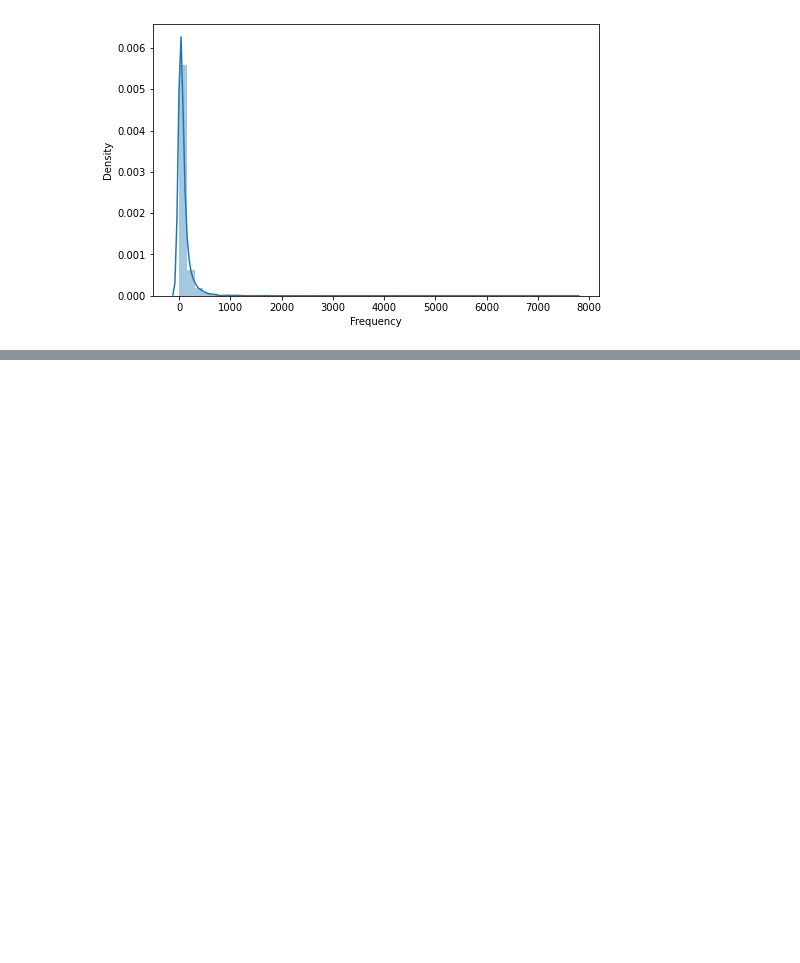
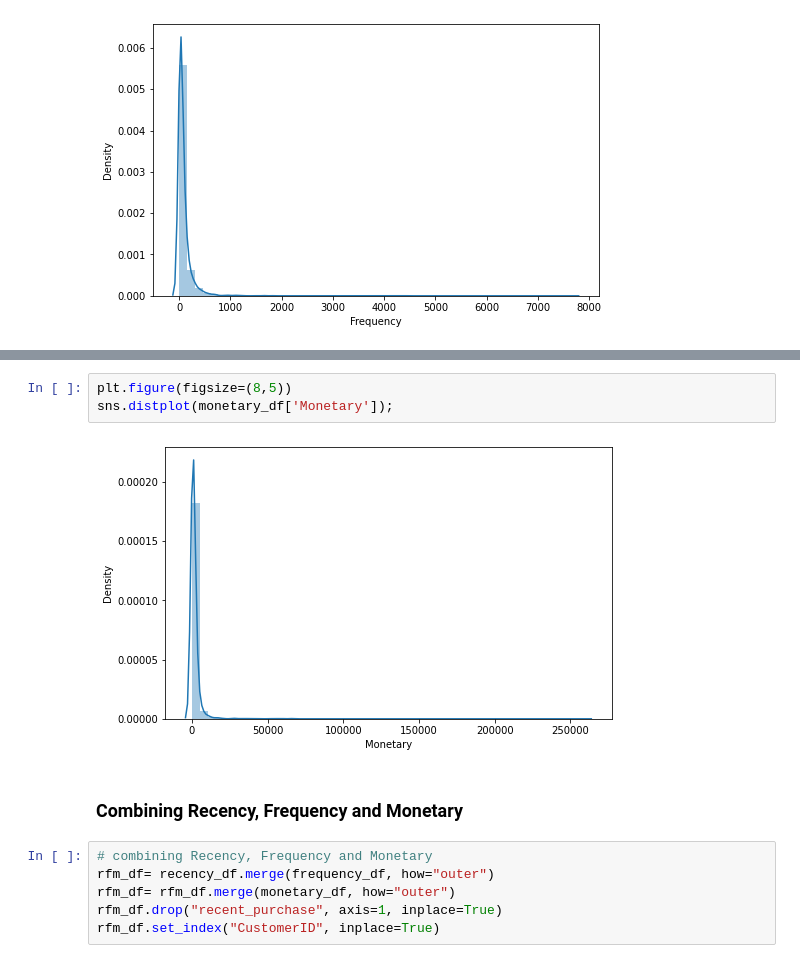
Before and after one commit to harishgawade1999/Online-Retail-Customer-Segmentation, a Jupyter notebook: Harish_Online_Retail_Customer_Segmentation_Capstone_Project.ipynb, the cells around one changed output, grey strips where cells are left out. Drawn from its saved outputs; the diff is of its cells as text; blank space fills up the shorter version.

```diff
--- a/Harish_Online_Retail_Customer_Segmentation_Capstone_Project.ipynb
+++ b/Harish_Online_Retail_Customer_Segmentation_Capstone_Project.ipynb
@@ -538,0 +561,13 @@ sns.distplot(frequency_df['Frequency']);
+# %%
+plt.figure(figsize=(8,5))
+sns.distplot(monetary_df['Monetary']);
+# %% [output]
+[figure, added]
+# %% [markdown]
+### **Combining Recency, Frequency and Monetary**
+# %%
+# combining Recency, Frequency and Monetary
+rfm_df= recency_df.merge(frequency_df, how="outer")
+rfm_df= rfm_df.merge(monetary_df, how="outer")
+rfm_df.drop("recent_purchase", axis=1, inplace=True)
+rfm_df.set_index("CustomerID", inplace=True)
```
Also changed, not shown: parts of 24 cells of this notebook.
